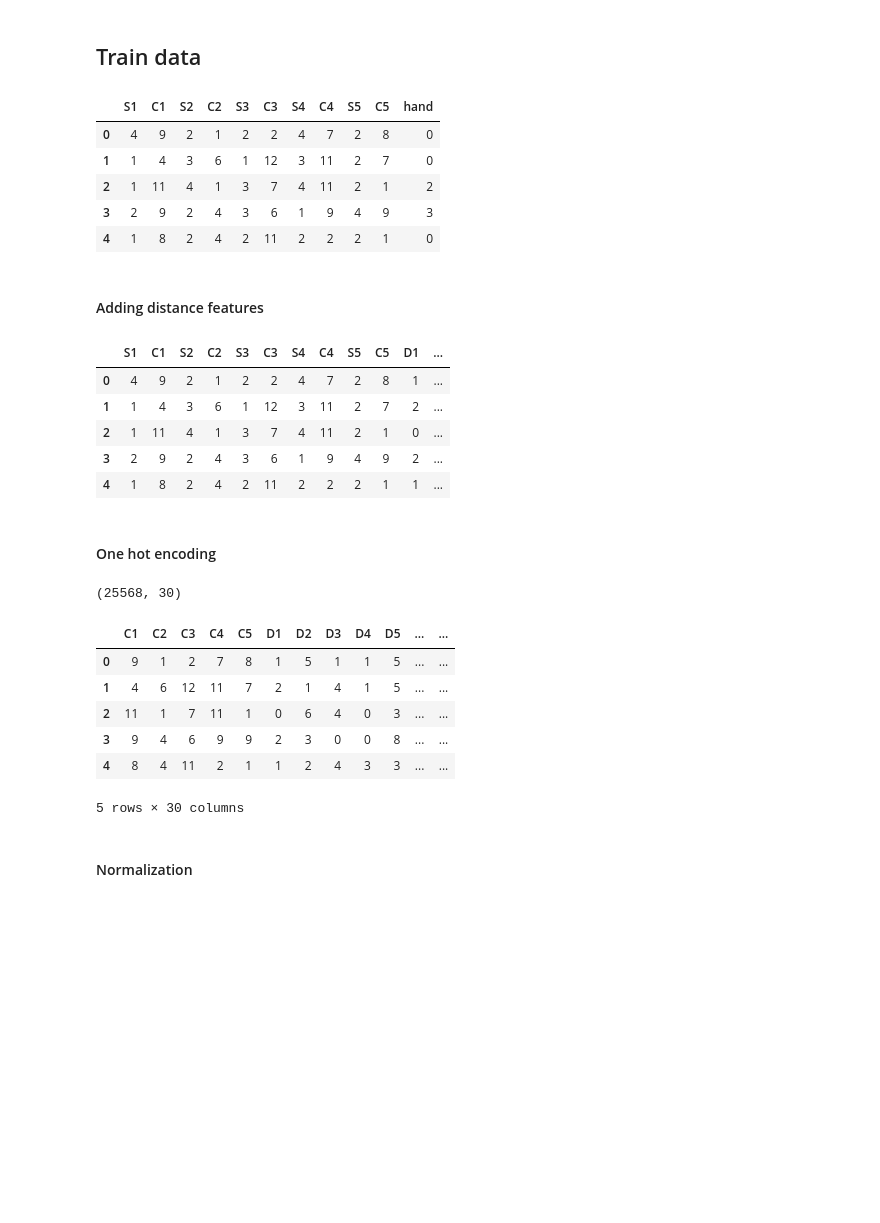
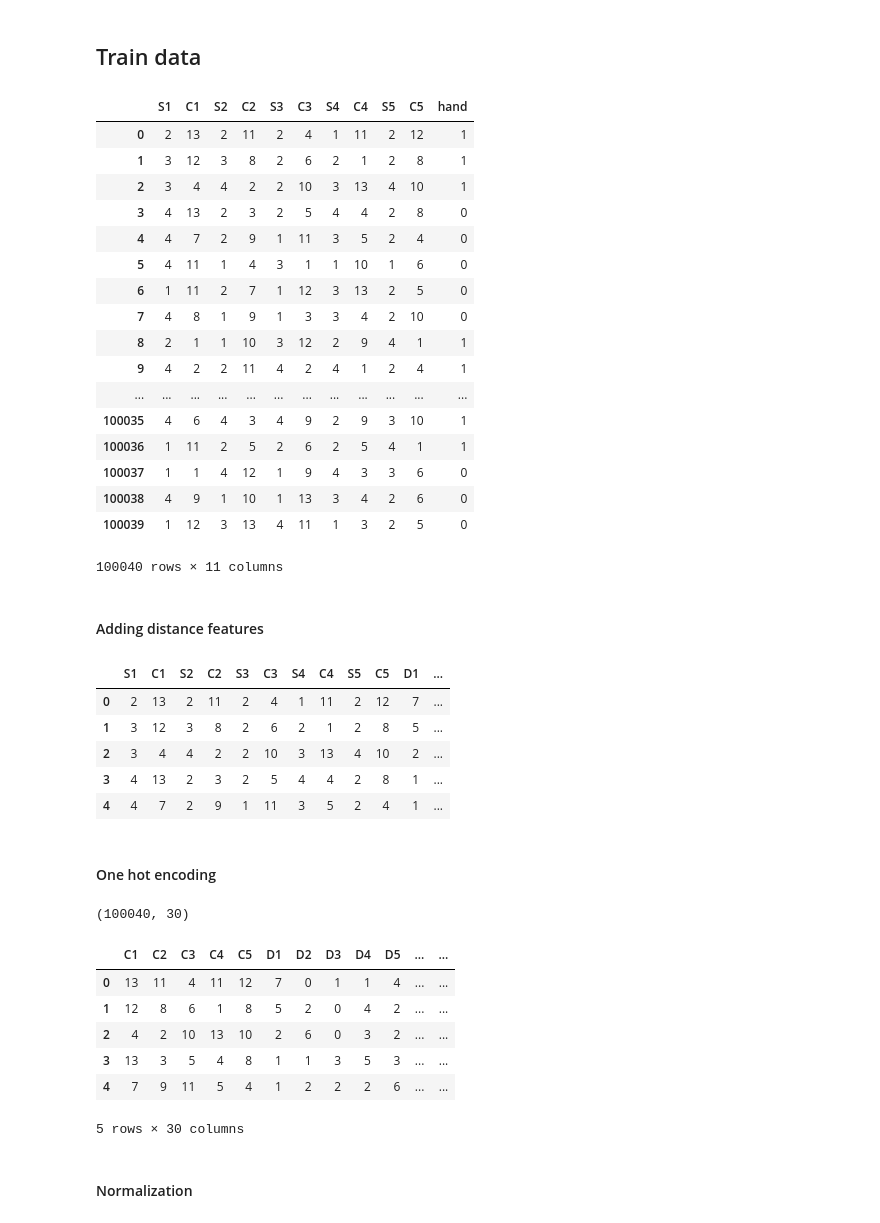
Before and after one commit to iPhaeton/kaggle-poker, a Jupyter notebook: distance.ipynb, the cells around one changed output. Cells and saved outputs as stored; diff of their text form; code cells hidden in the pictures; blank space fills up the shorter version.

Commit message:
Get 23 errors on test set by increasing training set

```diff
--- a/distance.ipynb
+++ b/distance.ipynb
@@ -119,7 +119,7 @@ print(hand_encode([2,9,2,4,3,6,1,9,4,9]))
 # %% [markdown]
 ## Train data
 # %%
-def shuffle_suits_df(data):
+def shuffle_df(data):
     for index, row in data.iterrows():
         rank = -1
 
@@ -128,7 +128,12 @@ def shuffle_suits_df(data):
         row['S3'] = random.randint(1,4)
         row['S4'] = random.randint(1,4)
         row['S5'] = random.randint(1,4)
-        rank = calc_hand_label(row[['S1', 'C1','S2', 'C2','S3', 'C3','S4', 'C4','S5', 'C5']])
+        row['C1'] = random.randint(1,13)
+        row['C2'] = random.randint(1,13)
+        row['C3'] = random.randint(1,13)
+        row['C4'] = random.randint(1,13)
+        row['C5'] = random.randint(1,13)
+        row['hand'] = calc_hand_label(row[['S1', 'C1','S2', 'C2','S3', 'C3','S4', 'C4','S5', 'C5']])
     return data
 # %%
 suits = ['S1','S2','S3','S4','S5']
@@ -136,18 +141,29 @@ cards = ['C1','C2','C3','C4','C5']
 distances = ['D1', 'D2', 'D3', 'D4', 'D5']
 # %%
 train_dataset = pd.read_csv('train.csv', delimiter=',')
-# %%
-straights = train_dataset[train_dataset['hand'] == 4]
-train_dataset = train_dataset.append(shuffle_suits_df(straights),ignore_index=True).append(shuffle_suits_df(straights),ignore_index=True).append(shuffle_suits_df(straights),ignore_index=True).append(shuffle_suits_df(straights),ignore_index=True).append(shuffle_suits_df(straights),ignore_index=True).append(shuffle_suits_df(straights),ignore_index=True)
+# %%
+train_dataset = train_dataset.append(shuffle_df(train_dataset),ignore_index=True).append(shuffle_df(train_dataset),ignore_index=True).append(shuffle_df(train_dataset),ignore_index=True)
 # %%
-train_dataset.head()
+train_dataset
 # %% [output]
 |  | S1 | C1 | S2 | C2 | S3 | C3 | S4 | C4 | S5 | C5 | hand |
-| 0 | 4 | 9 | 2 | 1 | 2 | 2 | 4 | 7 | 2 | 8 | 0 |
-| 1 | 1 | 4 | 3 | 6 | 1 | 12 | 3 | 11 | 2 | 7 | 0 |
-| 2 | 1 | 11 | 4 | 1 | 3 | 7 | 4 | 11 | 2 | 1 | 2 |
-| 3 | 2 | 9 | 2 | 4 | 3 | 6 | 1 | 9 | 4 | 9 | 3 |
-| 4 | 1 | 8 | 2 | 4 | 2 | 11 | 2 | 2 | 2 | 1 | 0 |
+| 0 | 2 | 13 | 2 | 11 | 2 | 4 | 1 | 11 | 2 | 12 | 1 |
+| 1 | 3 | 12 | 3 | 8 | 2 | 6 | 2 | 1 | 2 | 8 | 1 |
+| 2 | 3 | 4 | 4 | 2 | 2 | 10 | 3 | 13 | 4 | 10 | 1 |
+| 3 | 4 | 13 | 2 | 3 | 2 | 5 | 4 | 4 | 2 | 8 | 0 |
+| 4 | 4 | 7 | 2 | 9 | 1 | 11 | 3 | 5 | 2 | 4 | 0 |
+| 5 | 4 | 11 | 1 | 4 | 3 | 1 | 1 | 10 | 1 | 6 | 0 |
+| 6 | 1 | 11 | 2 | 7 | 1 | 12 | 3 | 13 | 2 | 5 | 0 |
+| 7 | 4 | 8 | 1 | 9 | 1 | 3 | 3 | 4 | 2 | 10 | 0 |
+| 8 | 2 | 1 | 1 | 10 | 3 | 12 | 2 | 9 | 4 | 1 | 1 |
+| 9 | 4 | 2 | 2 | 11 | 4 | 2 | 4 | 1 | 2 | 4 | 1 |
+| ... | ... | ... | ... | ... | ... | ... | ... | ... | ... | ... | ... |
+| 100035 | 4 | 6 | 4 | 3 | 4 | 9 | 2 | 9 | 3 | 10 | 1 |
+| 100036 | 1 | 11 | 2 | 5 | 2 | 6 | 2 | 5 | 4 | 1 | 1 |
+| 100037 | 1 | 1 | 4 | 12 | 1 | 9 | 4 | 3 | 3 | 6 | 0 |
+| 100038 | 4 | 9 | 1 | 10 | 1 | 13 | 3 | 4 | 2 | 6 | 0 |
+| 100039 | 1 | 12 | 3 | 13 | 4 | 11 | 1 | 3 | 2 | 5 | 0 |
+100040 rows × 11 columns
 # %%
 data = train_dataset.drop('hand', axis=1)
 train_labels = train_dataset['hand']
@@ -179,11 +195,11 @@ data_with_distances = with_distances(data)
 data_with_distances.head()
 # %% [output]
 |  | S1 | C1 | S2 | C2 | S3 | C3 | S4 | C4 | S5 | C5 | D1 | ... |
-| 0 | 4 | 9 | 2 | 1 | 2 | 2 | 4 | 7 | 2 | 8 | 1 | ... |
-| 1 | 1 | 4 | 3 | 6 | 1 | 12 | 3 | 11 | 2 | 7 | 2 | ... |
-| 2 | 1 | 11 | 4 | 1 | 3 | 7 | 4 | 11 | 2 | 1 | 0 | ... |
-| 3 | 2 | 9 | 2 | 4 | 3 | 6 | 1 | 9 | 4 | 9 | 2 | ... |
-| 4 | 1 | 8 | 2 | 4 | 2 | 11 | 2 | 2 | 2 | 1 | 1 | ... |
+| 0 | 2 | 13 | 2 | 11 | 2 | 4 | 1 | 11 | 2 | 12 | 7 | ... |
+| 1 | 3 | 12 | 3 | 8 | 2 | 6 | 2 | 1 | 2 | 8 | 5 | ... |
+| 2 | 3 | 4 | 4 | 2 | 2 | 10 | 3 | 13 | 4 | 10 | 2 | ... |
+| 3 | 4 | 13 | 2 | 3 | 2 | 5 | 4 | 4 | 2 | 8 | 1 | ... |
+| 4 | 4 | 7 | 2 | 9 | 1 | 11 | 3 | 5 | 2 | 4 | 1 | ... |
 # %% [markdown]
 #### One hot encoding
 # %%
@@ -201,13 +217,13 @@ print(data_encoded.shape)
 
 data_encoded.head()
 # %% [output]
-(25568, 30)
+(100040, 30)
 |  | C1 | C2 | C3 | C4 | C5 | D1 | D2 | D3 | D4 | D5 | ... | ... |
-| 0 | 9 | 1 | 2 | 7 | 8 | 1 | 5 | 1 | 1 | 5 | ... | ... |
-| 1 | 4 | 6 | 12 | 11 | 7 | 2 | 1 | 4 | 1 | 5 | ... | ... |
-| 2 | 11 | 1 | 7 | 11 | 1 | 0 | 6 | 4 | 0 | 3 | ... | ... |
-| 3 | 9 | 4 | 6 | 9 | 9 | 2 | 3 | 0 | 0 | 8 | ... | ... |
-| 4 | 8 | 4 | 11 | 2 | 1 | 1 | 2 | 4 | 3 | 3 | ... | ... |
+| 0 | 13 | 11 | 4 | 11 | 12 | 7 | 0 | 1 | 1 | 4 | ... | ... |
+| 1 | 12 | 8 | 6 | 1 | 8 | 5 | 2 | 0 | 4 | 2 | ... | ... |
+| 2 | 4 | 2 | 10 | 13 | 10 | 2 | 6 | 0 | 3 | 2 | ... | ... |
+| 3 | 13 | 3 | 5 | 4 | 8 | 1 | 1 | 3 | 5 | 3 | ... | ... |
+| 4 | 7 | 9 | 11 | 5 | 4 | 1 | 2 | 2 | 2 | 6 | ... | ... |
 5 rows × 30 columns
 # %% [markdown]
 #### Normalization
```
Also changed, not shown: parts of 8 cells of this notebook, 2 other files.
